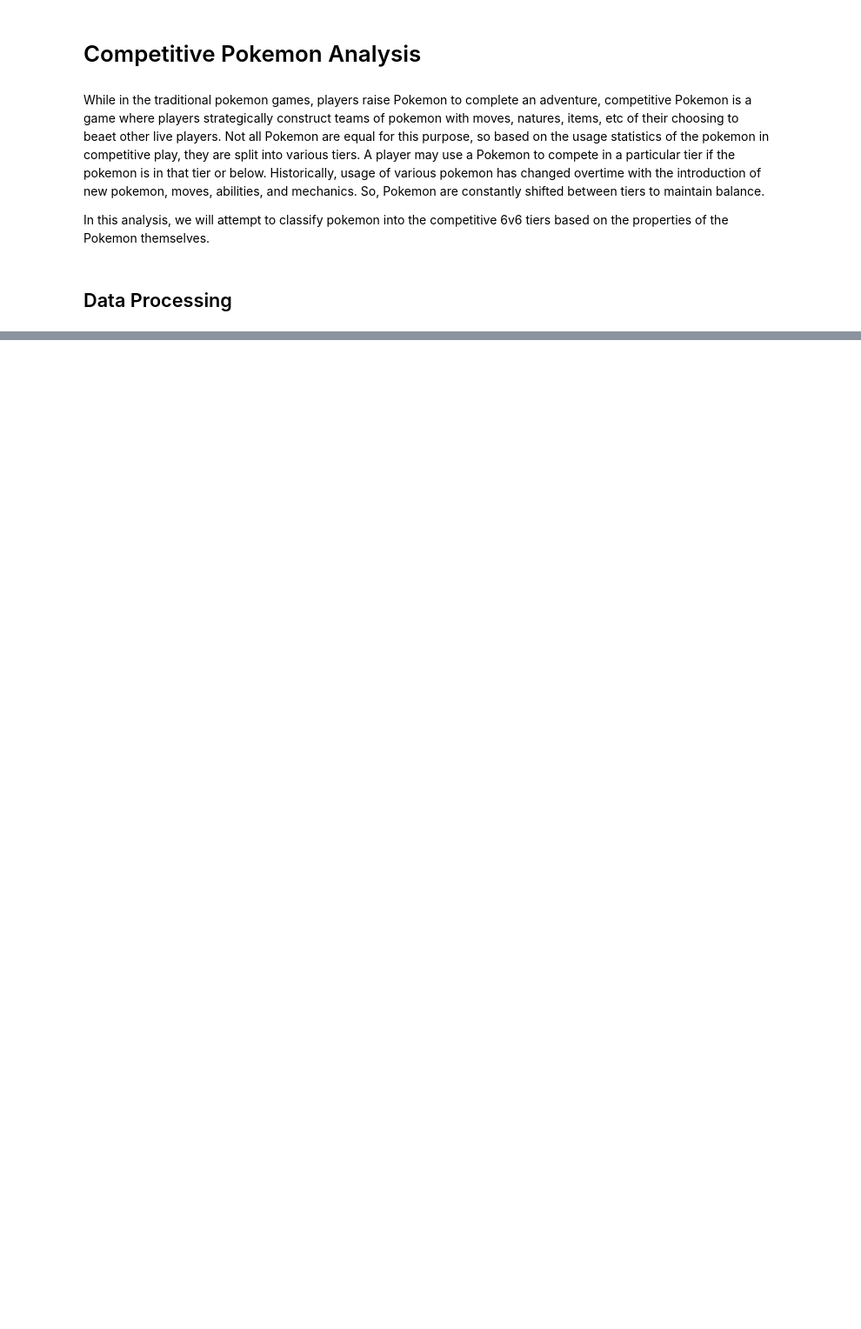
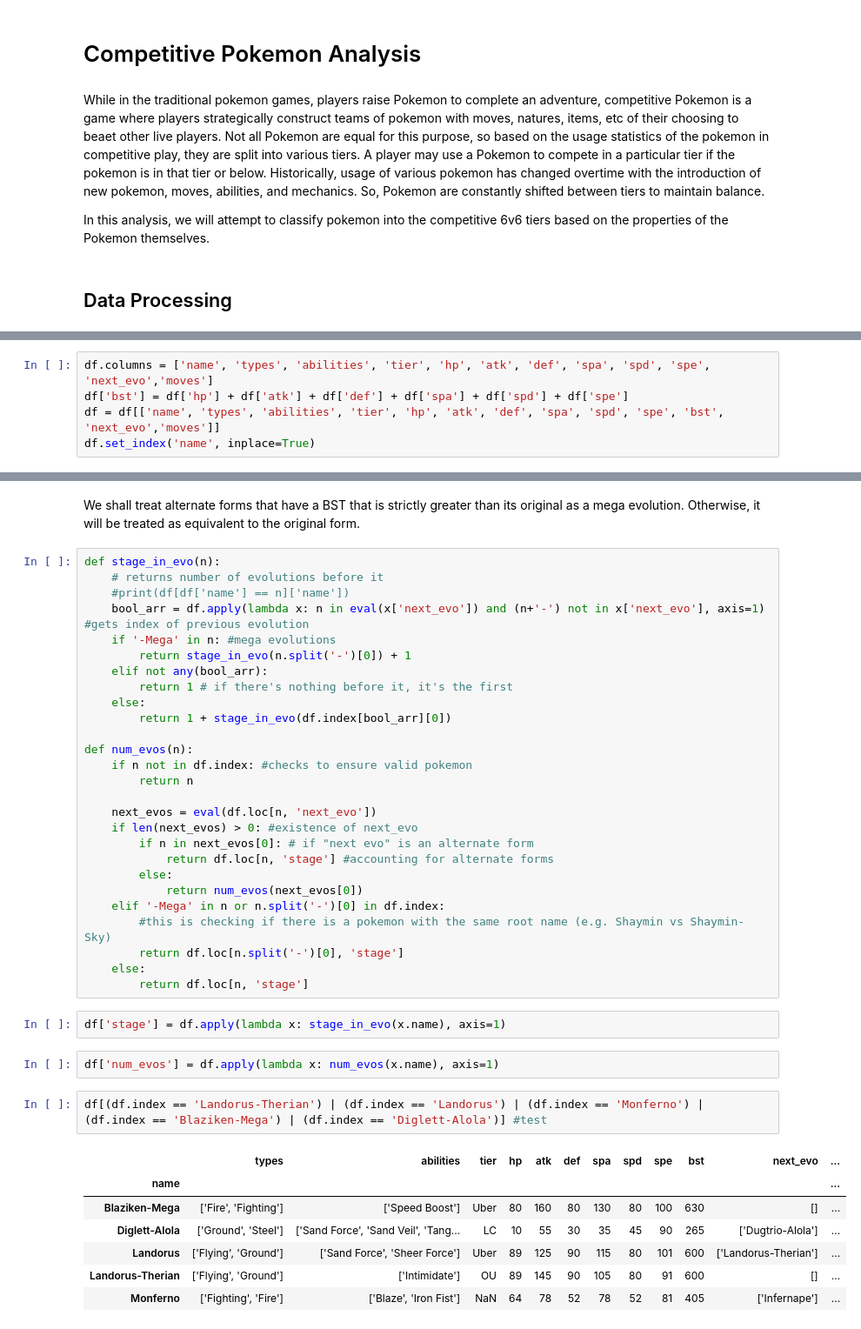
Before and after one commit to n2cholas/pokemon-analysis, a Jupyter notebook: Pokemon-Analysis.ipynb, the cells around one changed output, grey strips where cells are left out. Shown at 87% size. Cells and saved outputs as stored; diff of their text form; blank space fills up the shorter version.

```diff
--- a/Pokemon-Analysis.ipynb
+++ b/Pokemon-Analysis.ipynb
@@ -25,0 +31,5 @@ Number of pokemon:  569
+# %%
+df.columns = ['name', 'types', 'abilities', 'tier', 'hp', 'atk', 'def', 'spa', 'spd', 'spe', 'next_evo','moves']
+df['bst'] = df['hp'] + df['atk'] + df['def'] + df['spa'] + df['spd'] + df['spe']
+df = df[['name', 'types', 'abilities', 'tier', 'hp', 'atk', 'def', 'spa', 'spd', 'spe', 'bst', 'next_evo','moves']]
+df.set_index('name', inplace=True)
@@ -26,3 +48,46 @@ Number of pokemon:  569
+# %% [markdown]
+We shall treat alternate forms that have a BST that is strictly greater than its original as a mega evolution. Otherwise, it will be treated as equivalent to the original form.
+# %%
+def stage_in_evo(n):
+    # returns number of evolutions before it
+    #print(df[df['name'] == n]['name'])
+    bool_arr = df.apply(lambda x: n in eval(x['next_evo']) and (n+'-') not in x['next_evo'], axis=1) #gets index of previous evolution
+    if '-Mega' in n: #mega evolutions
+        return stage_in_evo(n.split('-')[0]) + 1
+    elif not any(bool_arr):
+        return 1 # if there's nothing before it, it's the first
+    else:
+        return 1 + stage_in_evo(df.index[bool_arr][0])
+
+def num_evos(n):
+    if n not in df.index: #checks to ensure valid pokemon
+        return n
+
+    next_evos = eval(df.loc[n, 'next_evo'])
+    if len(next_evos) > 0: #existence of next_evo
+        if n in next_evos[0]: # if "next evo" is an alternate form
+            return df.loc[n, 'stage'] #accounting for alternate forms
+        else:
+            return num_evos(next_evos[0])
+    elif '-Mega' in n or n.split('-')[0] in df.index:
+        #this is checking if there is a pokemon with the same root name (e.g. Shaymin vs Shaymin-Sky)
+        return df.loc[n.split('-')[0], 'stage']
+    else:
+        return df.loc[n, 'stage']
+# %%
+df['stage'] = df.apply(lambda x: stage_in_evo(x.name), axis=1)
+# %%
+df['num_evos'] = df.apply(lambda x: num_evos(x.name), axis=1)
+# %%
+df[(df.index == 'Landorus-Therian') | (df.index == 'Landorus') | (df.index == 'Monferno') | (df.index == 'Blaziken-Mega') | (df.index == 'Diglett-Alola')] #test
+# %% [output]
+|  | types | abilities | tier | hp | atk | def | spa | spd | spe | bst | next_evo | ... |
+| name |  |  |  |  |  |  |  |  |  |  |  | ... |
+| Blaziken-Mega | ['Fire', 'Fighting'] | ['Speed Boost'] | Uber | 80 | 160 | 80 | 130 | 80 | 100 | 630 | [] | ... |
+| Diglett-Alola | ['Ground', 'Steel'] | ['Sand Force', 'Sand Veil', 'Tang... | LC | 10 | 55 | 30 | 35 | 45 | 90 | 265 | ['Dugtrio-Alola'] | ... |
+| Landorus | ['Flying', 'Ground'] | ['Sand Force', 'Sheer Force'] | Uber | 89 | 125 | 90 | 115 | 80 | 101 | 600 | ['Landorus-Therian'] | ... |
+| Landorus-Therian | ['Flying', 'Ground'] | ['Intimidate'] | OU | 89 | 145 | 90 | 105 | 80 | 91 | 600 | [] | ... |
+| Monferno | ['Fighting', 'Fire'] | ['Blaze', 'Iron Fist'] | NaN | 64 | 78 | 52 | 78 | 52 | 81 | 405 | ['Infernape'] | ... |
 # %% [markdown]
 As of generation 7, there are 8 playable tiers. From strongest to weakest: Anything Goes (AG), Uber, Overused (OU), Underused (UU), Rarelyused (RU), Neverused (NU), Partiallyused (PU) and Little Cup (LC). There are also unplayable tiers called borderline tiers, suffixed by BL. These serve as banlists for their respective tiers (so these pokemon can only be used in higher tiers). For the purpose of this analysis, we will classify BL pokemon as the tier above.
 
```
Also changed, not shown: parts of 18 cells of this notebook.
